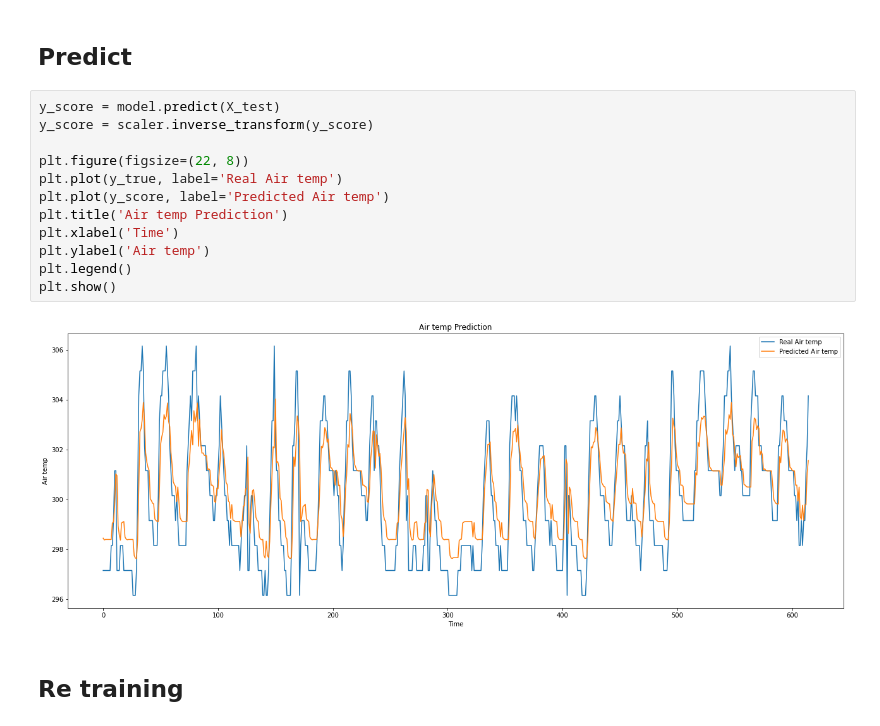
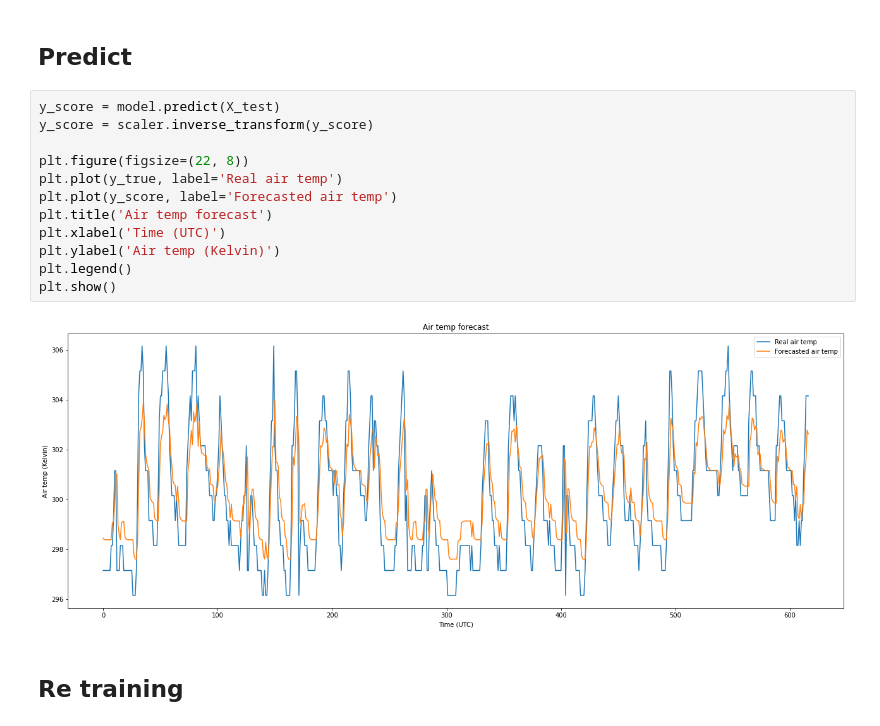
Before and after one commit to sjdonado/real-time-temp-forecast-baq, a Jupyter notebook: notebooks/build_model.ipynb, the cells around one changed output. Saved outputs shown, nothing was run; the diff lists cells and outputs as text.

```diff
--- a/notebooks/build_model.ipynb
+++ b/notebooks/build_model.ipynb
@@ -391,17 +389,17 @@ model.evaluate(X_test, y_test)
 # %%
 y_score = model.predict(X_test)
 y_score = scaler.inverse_transform(y_score)
 
 plt.figure(figsize=(22, 8))
-plt.plot(y_true, label='Real Air temp')
-plt.plot(y_score, label='Predicted Air temp')
-plt.title('Air temp Prediction')
-plt.xlabel('Time')
-plt.ylabel('Air temp')
+plt.plot(y_true, label='Real air temp')
+plt.plot(y_score, label='Forecasted air temp')
+plt.title('Air temp forecast')
+plt.xlabel('Time (UTC)')
+plt.ylabel('Air temp (Kelvin)')
 plt.legend()
 plt.show()
 # %% [output]
-[figure, old version]
+[figure, new version]
 # %% [markdown]
 ## Re training
 # %%
```
Also changed, not shown: parts of 9 cells of this notebook.
